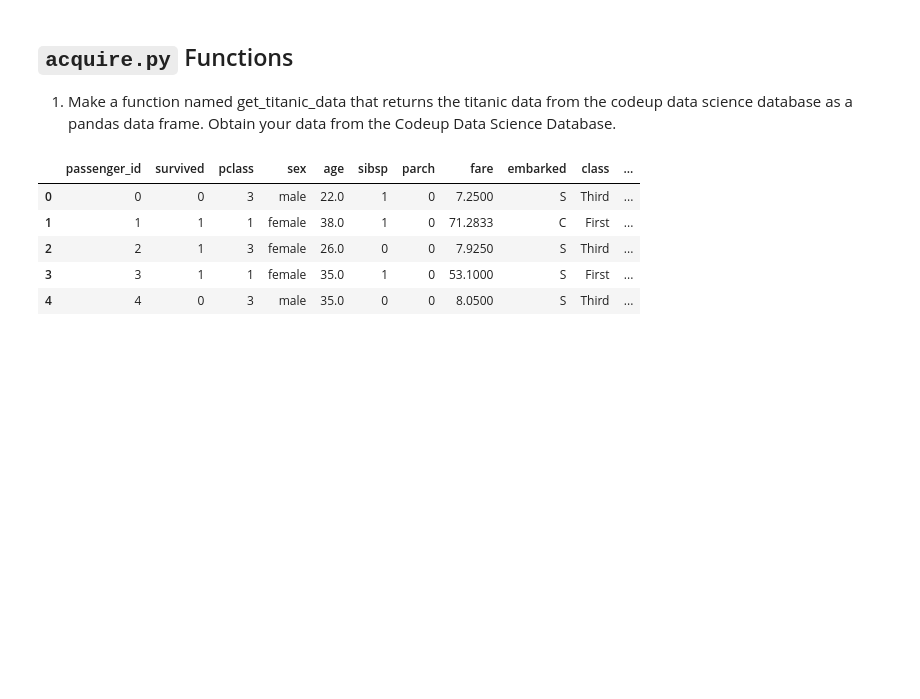
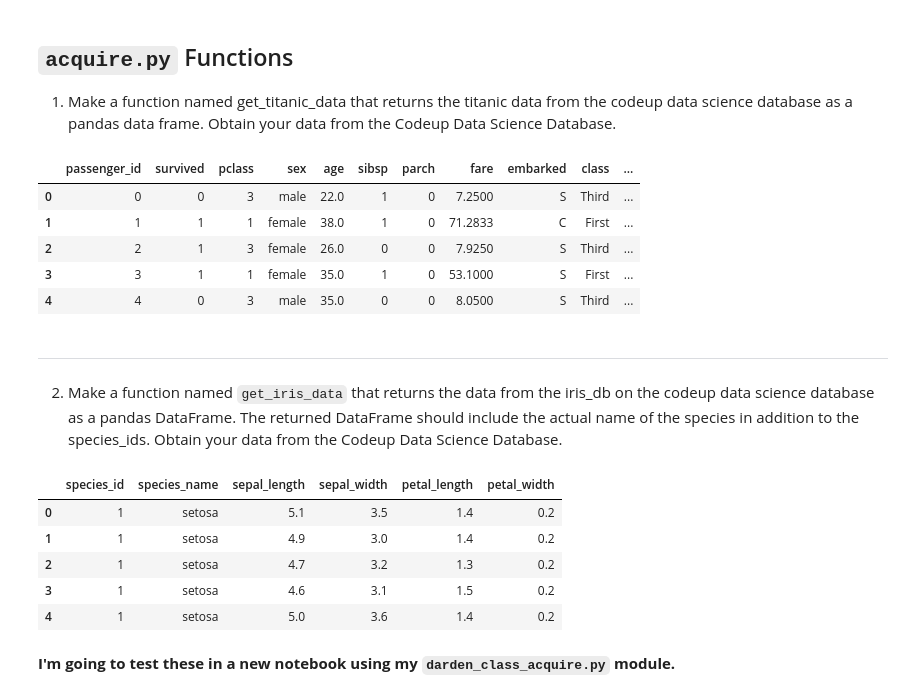
Before and after one commit to faithkane3/classification, a Jupyter notebook: darden_classification_acquire.ipynb, the cells around one changed output. Drawn from its saved outputs; the diff is of its cells as text; code cells hidden in the pictures; blank space fills up the shorter version.

Commit message:
Commit complete first draft acquire

```diff
--- a/darden_classification_acquire.ipynb
+++ b/darden_classification_acquire.ipynb
@@ -474,3 +539,47 @@ titanic_df.head()
 | 2 | 2 | 1 | 3 | female | 26.0 | 0 | 0 | 7.9250 | S | Third | ... |
 | 3 | 3 | 1 | 1 | female | 35.0 | 1 | 0 | 53.1000 | S | First | ... |
 | 4 | 4 | 0 | 3 | male | 35.0 | 0 | 0 | 8.0500 | S | Third | ... |
+# %% [markdown]
+<hr style="border-top: 10px groove limegreen; margin-top: 1px; margin-bottom: 1px"></hr>
+# %% [markdown]
+2. Make a function named `get_iris_data` that returns the data from the iris_db on the codeup data science database as a pandas DataFrame. The returned DataFrame should include the actual name of the species in addition to the species_ids. Obtain your data from the Codeup Data Science Database.
+# %%
+def new_iris_data():
+    sql_query = """
+                SELECT species_id,
+                species_name,
+                sepal_length,
+                sepal_width,
+                petal_length,
+                petal_width
+                FROM measurements
+                JOIN species
+                USING(species_id)
+                """
+    df = pd.read_sql(sql_query, get_connection('iris_db'))
+    df.to_csv('iris_df.csv')
+    return df
+# %%
+def get_iris_data(cached=False):
+    '''
+    This function reads in iris data from Codeup database if cached == False
+    or if cached == True reads in iris df from a csv file, returns df
+    '''
+    if cached or os.path.isfile('iris_df.csv') == False:
+        df = new_iris_data()
+    else:
+        df = pd.read_csv('iris_df.csv', index_col=0)
+    return df
+# %%
+iris_df = get_iris_data(cached=False)
+# %%
+iris_df.head()
+# %% [output]
+|  | species_id | species_name | sepal_length | sepal_width | petal_length | petal_width |
+| 0 | 1 | setosa | 5.1 | 3.5 | 1.4 | 0.2 |
+| 1 | 1 | setosa | 4.9 | 3.0 | 1.4 | 0.2 |
+| 2 | 1 | setosa | 4.7 | 3.2 | 1.3 | 0.2 |
+| 3 | 1 | setosa | 4.6 | 3.1 | 1.5 | 0.2 |
+| 4 | 1 | setosa | 5.0 | 3.6 | 1.4 | 0.2 |
+# %% [markdown]
+**I'm going to test these in a new notebook using my `darden_class_acquire.py` module.**
```
Also changed, not shown: parts of 18 cells of this notebook, 1 other file.
